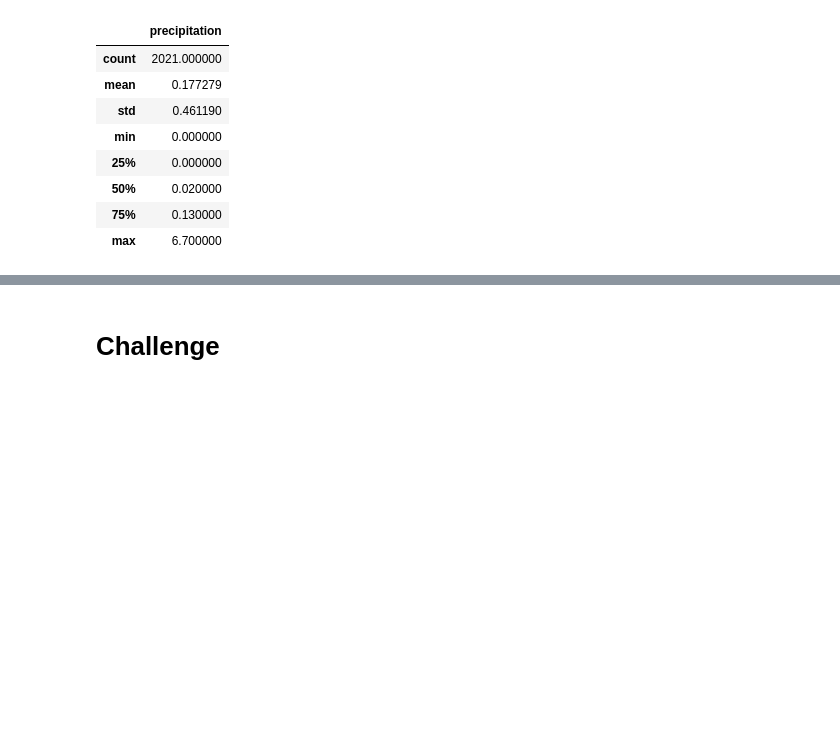
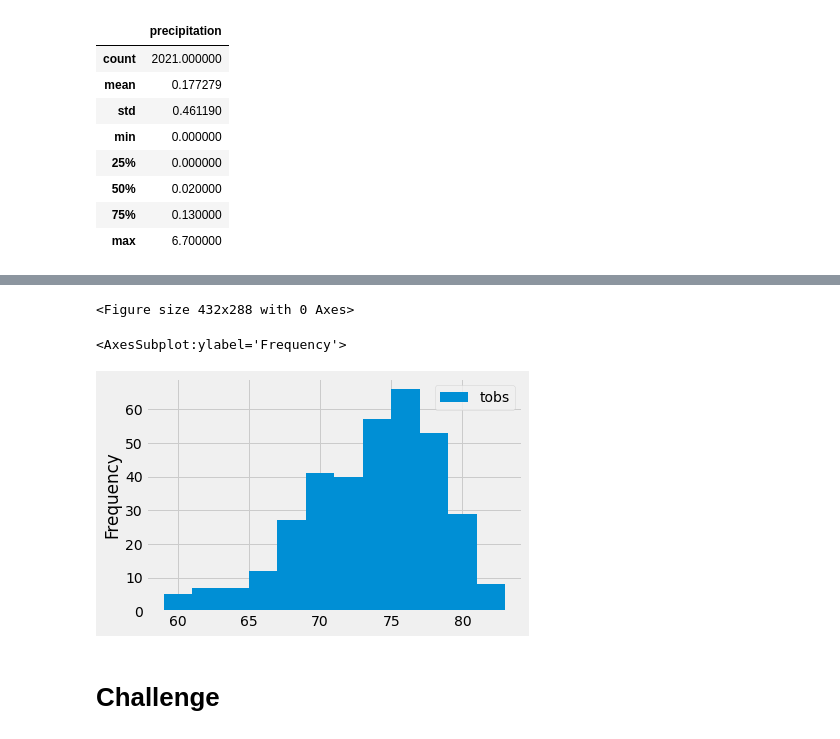
Before and after one commit to nickroach23/surfs_up, a Jupyter notebook: climate_analysis.ipynb, the cells around one changed output, grey strips where cells are left out. Drawn from its saved outputs; the diff is of its cells as text; code cells hidden in the pictures; blank space fills up the shorter version.

```diff
--- a/climate_analysis.ipynb
+++ b/climate_analysis.ipynb
@@ -144,0 +205,6 @@ df.describe()
+# %%
+#Filter out all the stations the most active station with
+results = session.query(Measurement.tobs).\
+filter(Measurement.station == 'USC00519281').\
+filter(Measurement.date >= prev_year).all()
+print(results)
@@ -144,0 +213,5 @@ df.describe()
+# %%
+#Convert the results to a DataFrame
+
+df = pd.DataFrame(results, columns=['tobs'])
+print(df)
@@ -145,3 +233,13 @@ df.describe()
+# %%
+#Compress the x-axis labels so that they fit into the box holding our plot
+plt.tight_layout()
+# %% [output]
+<Figure size 432x288 with 0 Axes>
+# %%
+df.plot.hist(bins=12)
+# %% [output]
+<AxesSubplot:ylabel='Frequency'>
+[figure, added]
 # %%
 # Use Pandas to calcualte the summary statistics for the precipitation data
 # %%
```
Also changed, not shown: parts of 12 cells of this notebook.
